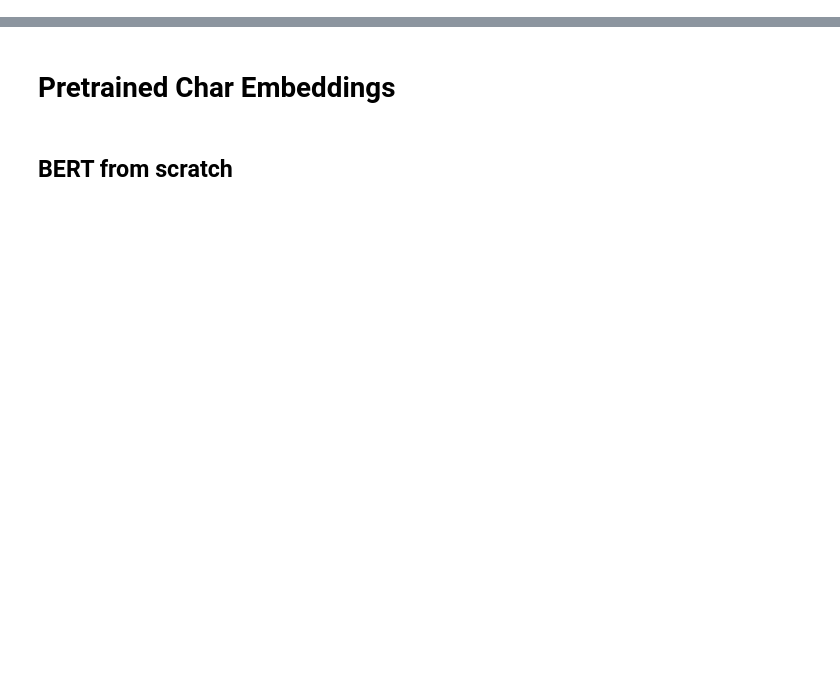
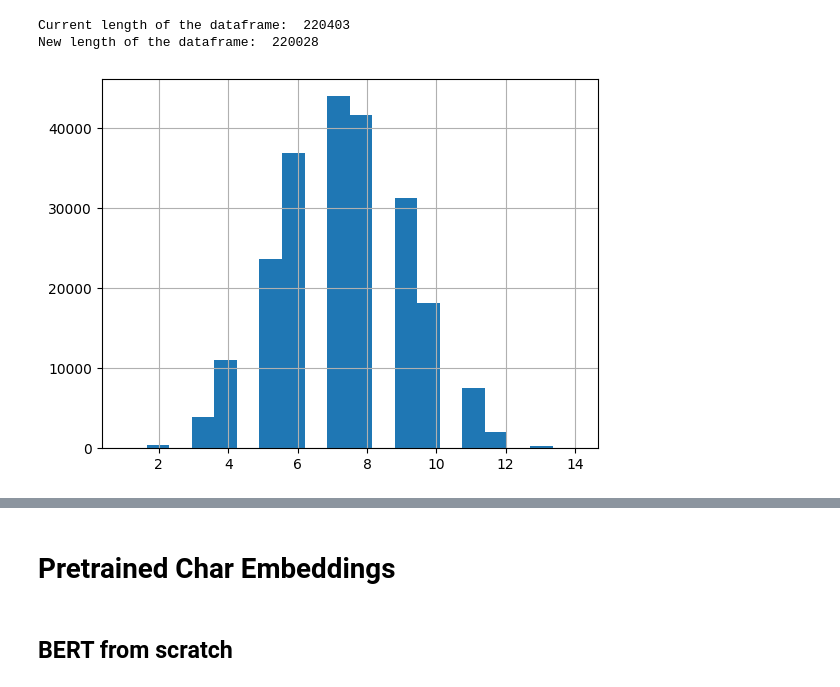
Before and after one commit to ZosoV/pretrained_rl_hangman, a Jupyter notebook: sandbox.ipynb, the cells around one changed output, grey strips where cells are left out. Cells and saved outputs as stored; diff of their text form; code cells hidden in the pictures; blank space fills up the shorter version.

```diff
--- a/sandbox.ipynb
+++ b/sandbox.ipynb
@@ -0,0 +67,16 @@
+# %%
+# Plot the histogram of the number of unique characters in the words
+df['unique'].hist(bins=20)
+
+# Filter out words with less than 3 unique characters
+df1 = df[df['unique'] >= 3]
+
+# Print length change
+print('Current length of the dataframe: ', len(df))
+print('New length of the dataframe: ', len(df1))
+
+df = df1
+# %% [output]
+Current length of the dataframe:  220403
+New length of the dataframe:  220028
+[figure, added]
```
Also changed, not shown: parts of 20 cells of this notebook, 9 other files.
